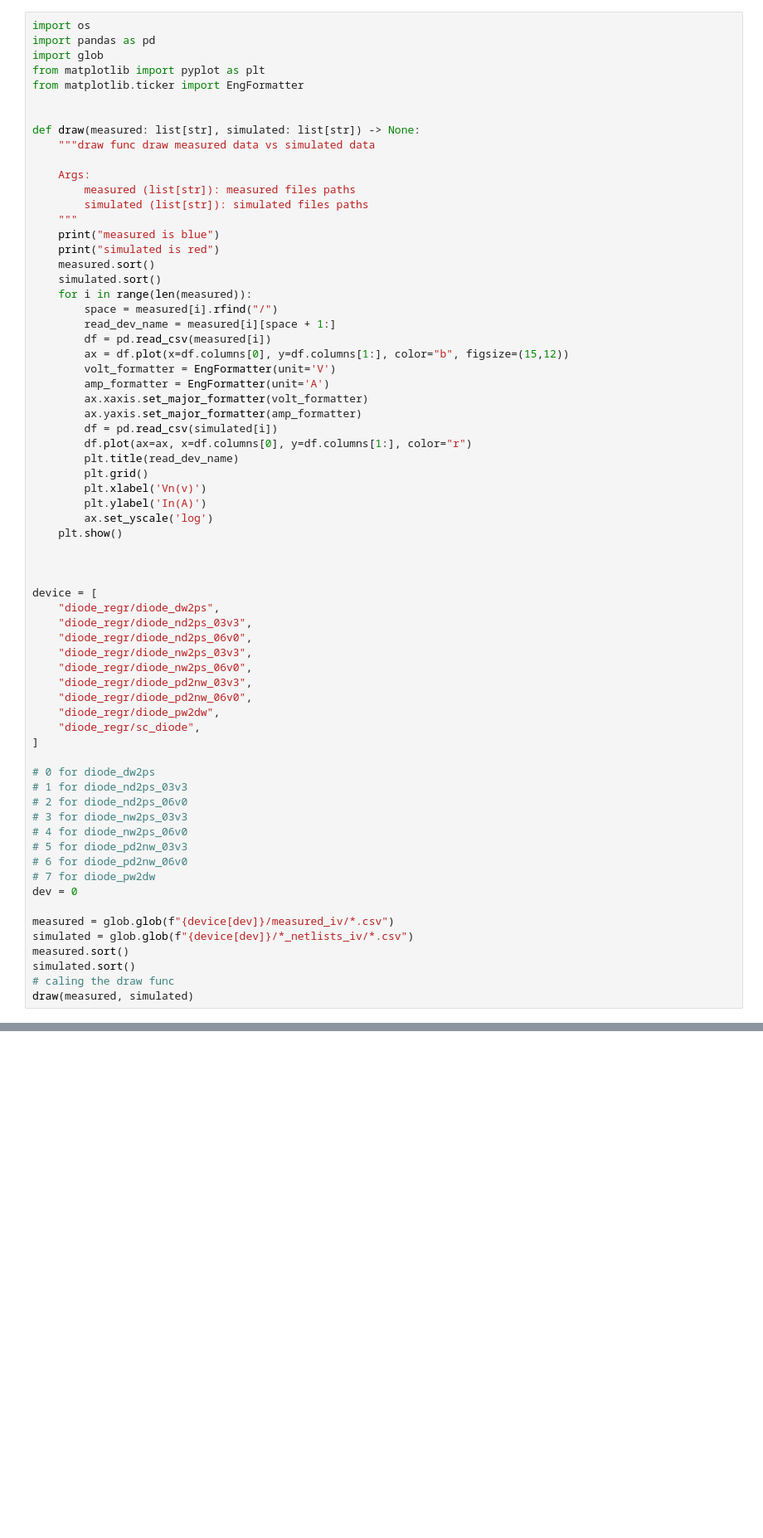
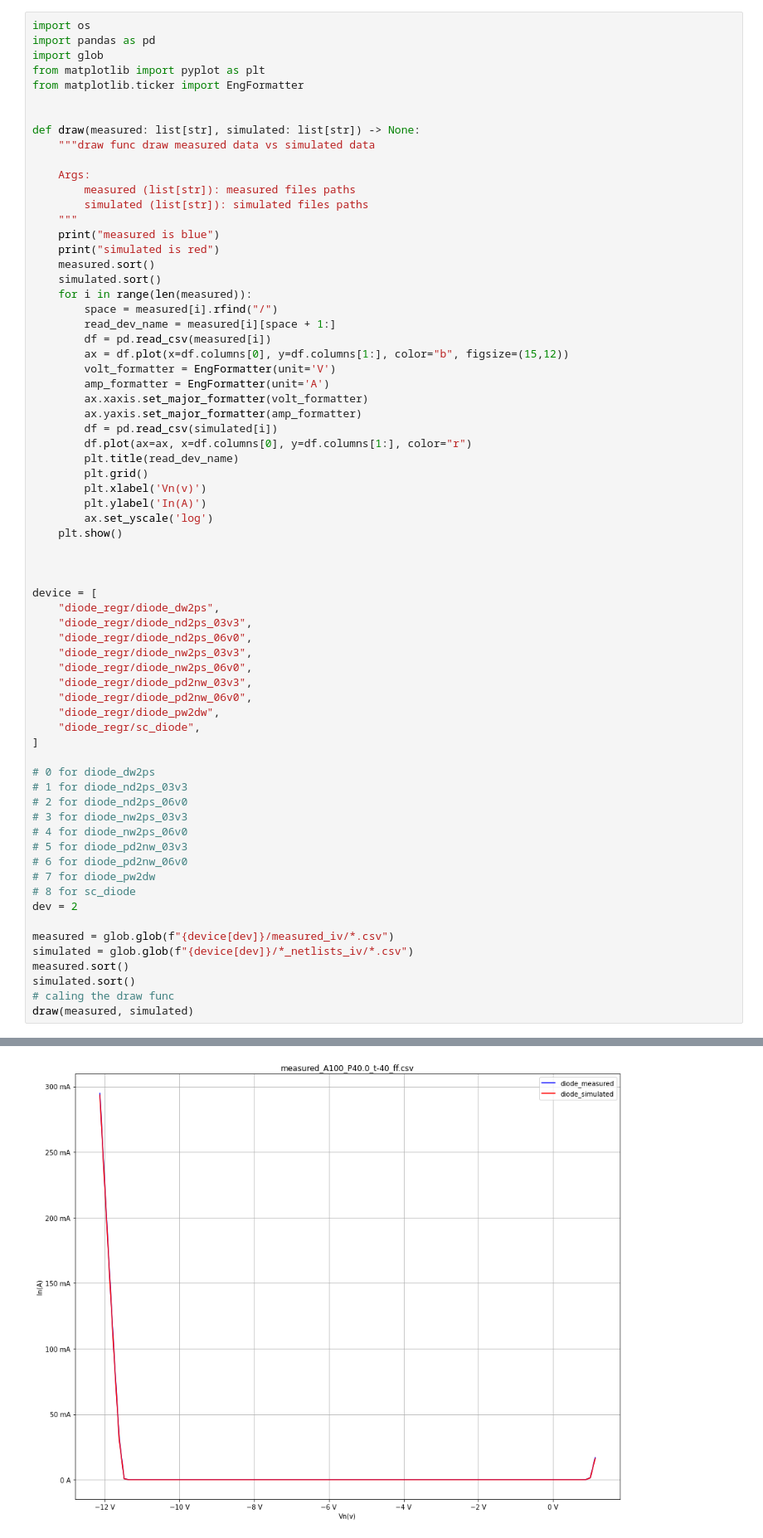
Before and after one commit to google/globalfoundries-pdk-libs-gf180mcu_fd_pr, a Jupyter notebook: models/ngspice/testing/regression/diode/plotting.ipynb, the cells around one changed output, grey strips where cells are left out. Shown: that part at 83% size. Saved outputs shown, nothing was run; the diff lists cells and outputs as text; blank space fills up the shorter version.

```diff
--- a/models/ngspice/testing/regression/diode/plotting.ipynb
+++ b/models/ngspice/testing/regression/diode/plotting.ipynb
@@ -57,7 +57,8 @@ device = [
 # 5 for diode_pd2nw_03v3
 # 6 for diode_pd2nw_06v0
 # 7 for diode_pw2dw
-dev = 0
+# 8 for sc_diode
+dev = 2
 
 measured = glob.glob(f"{device[dev]}/measured_iv/*.csv")
 simulated = glob.glob(f"{device[dev]}/*_netlists_iv/*.csv")
@@ -65,3 +66,4 @@ measured.sort()
 simulated.sort()
 # caling the draw func
 draw(measured, simulated)
+# %% [output]
@@ -67,0 +72 @@ draw(measured, simulated)
+[figure, added]
```
Also changed, not shown: parts of 2 cells of this notebook, 6 other files.
